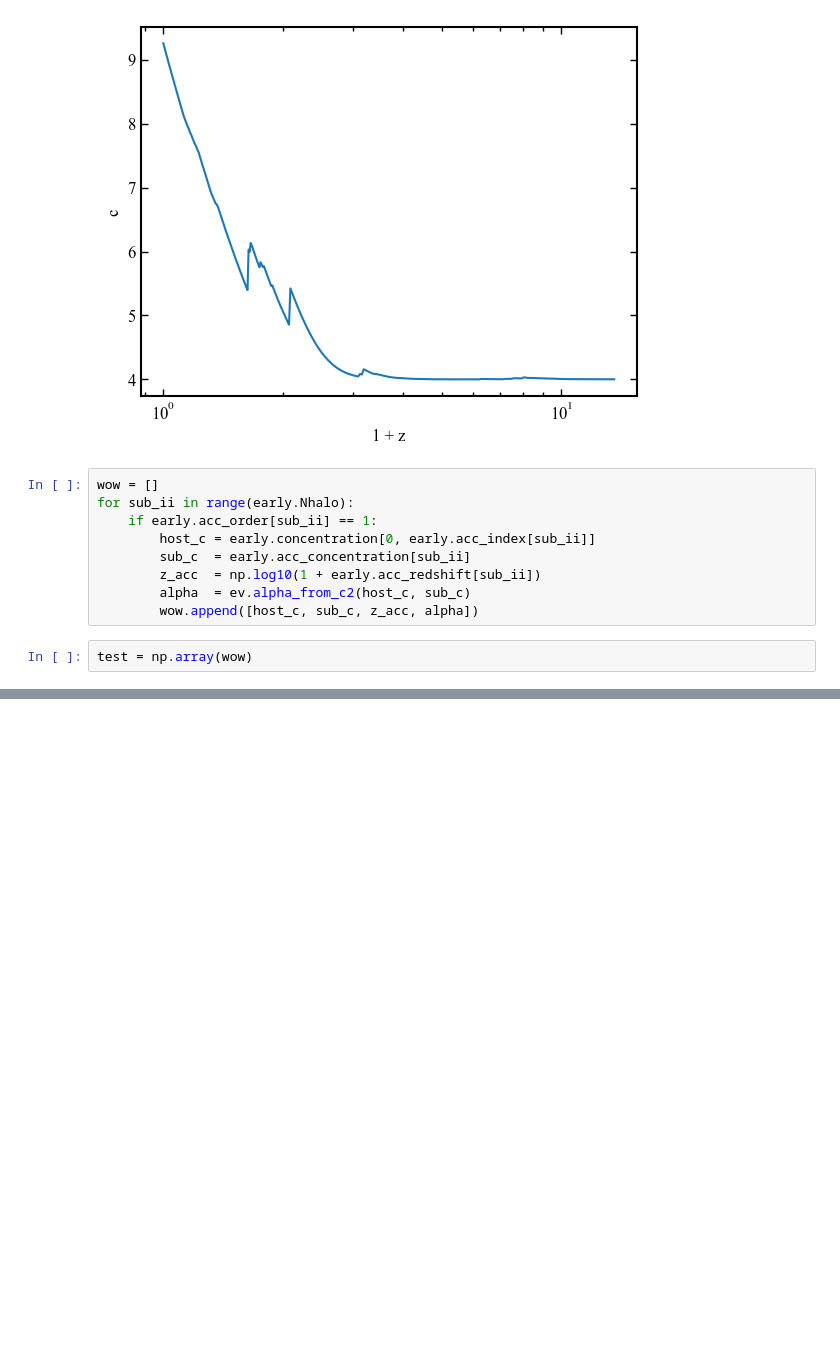
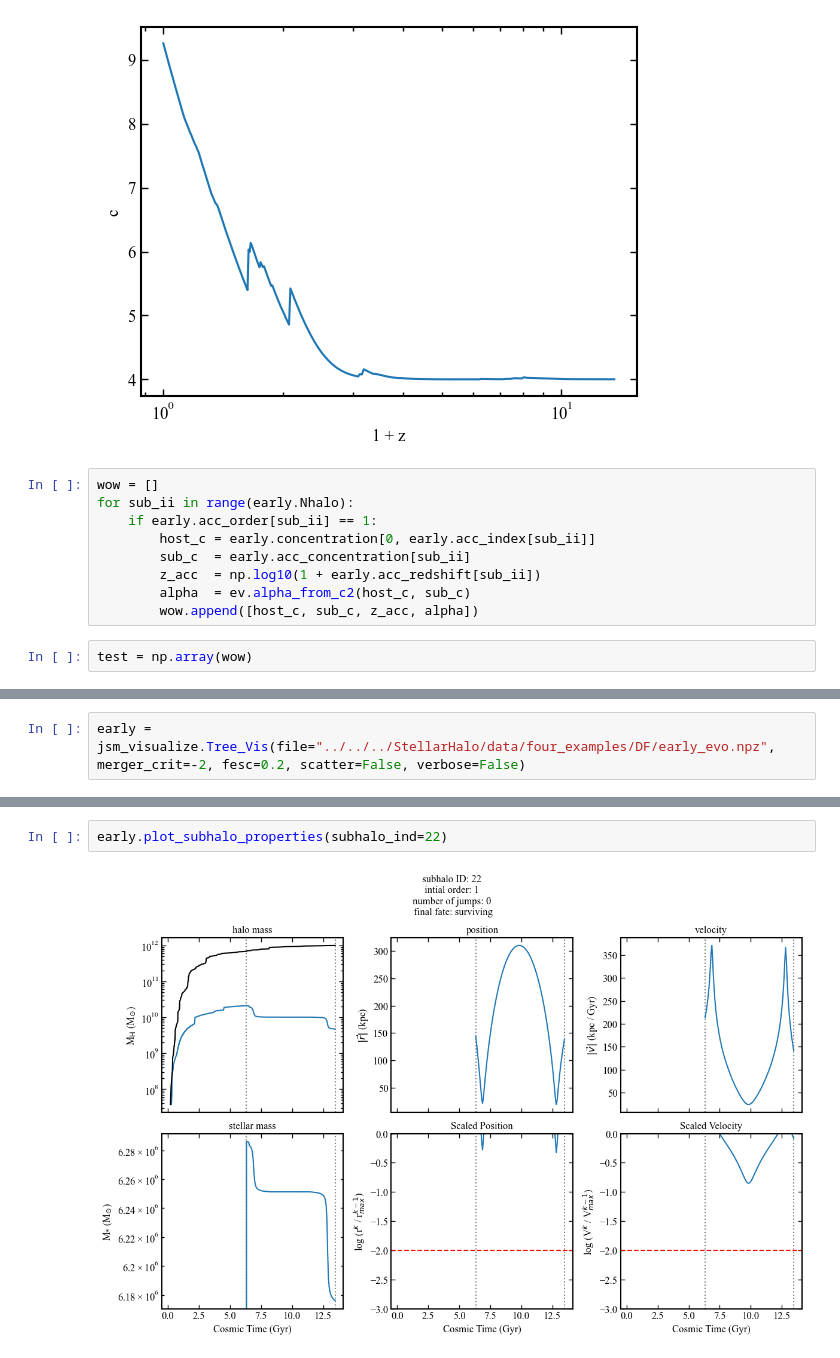
Before and after one commit to jsmonzon/MassSpec, a Jupyter notebook: notebooks/abundance/concentration_alpha.ipynb, the cells around one changed output, grey strips where cells are left out. Cells and saved outputs as stored; diff of their text form; blank space fills up the shorter version.

```diff
--- a/notebooks/abundance/concentration_alpha.ipynb
+++ b/notebooks/abundance/concentration_alpha.ipynb
@@ -98,0 +96,2 @@ Text(0.5, 0, 'log (1 + zacc)')
+# %%
+early = jsm_visualize.Tree_Vis(file="../../../StellarHalo/data/four_examples/DF/early_evo.npz", merger_crit=-2, fesc=0.2, scatter=False, verbose=False)
@@ -98,0 +123,4 @@ Text(0.5, 0, 'log (1 + zacc)')
+# %%
+early.plot_subhalo_properties(subhalo_ind=22)
+# %% [output]
+[figure, added]
```
Also changed, not shown: parts of 8 cells of this notebook, 10 other files.
